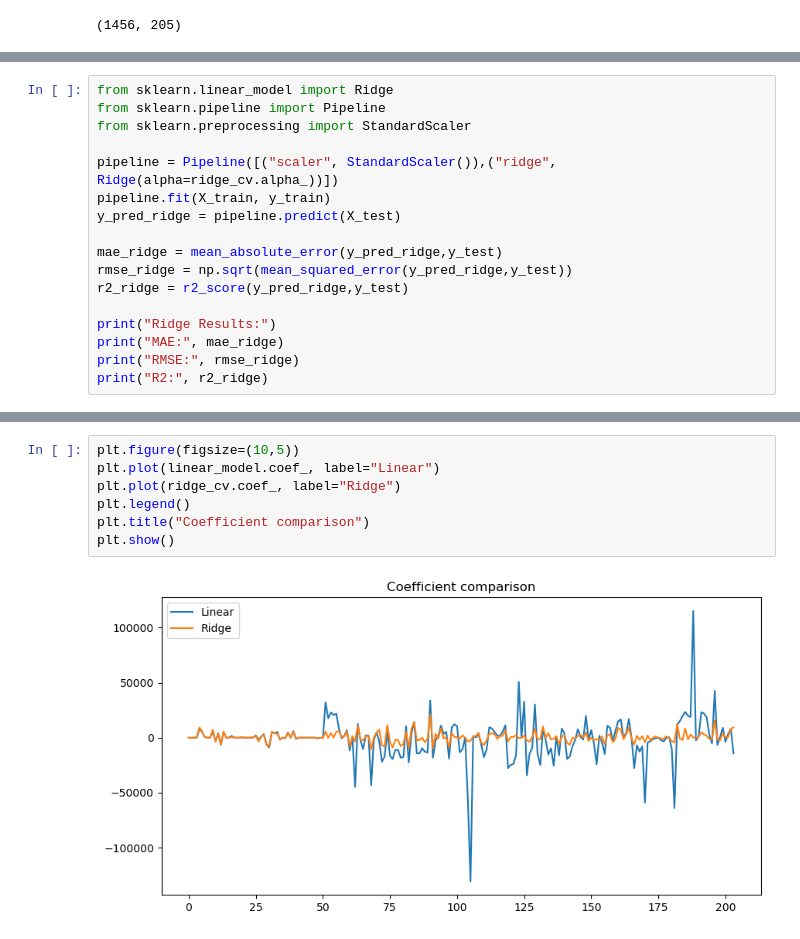
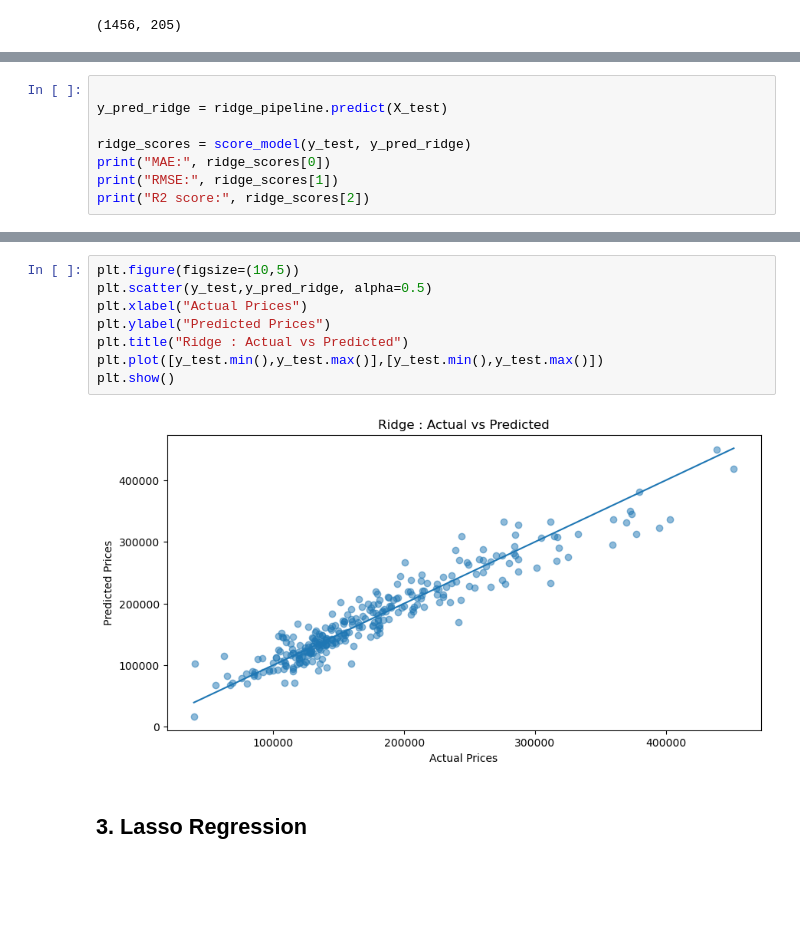
Before and after one commit to imran001046/house-price-prediction-ml, a Jupyter notebook: notebooks/03_modeling.ipynb, the cells around one changed output, grey strips where cells are left out. Drawn from its saved outputs; the diff is of its cells as text; blank space fills up the shorter version.

```diff
--- a/notebooks/03_modeling.ipynb
+++ b/notebooks/03_modeling.ipynb
@@ -101,18 +113,9 @@ Best alpha: 10.0
 # %%
-from sklearn.linear_model import Ridge
-from sklearn.pipeline import Pipeline
-from sklearn.preprocessing import StandardScaler
 
-pipeline = Pipeline([("scaler", StandardScaler()),("ridge", Ridge(alpha=ridge_cv.alpha_))])
-pipeline.fit(X_train, y_train)
-y_pred_ridge = pipeline.predict(X_test)
+y_pred_ridge = ridge_pipeline.predict(X_test)
 
-mae_ridge = mean_absolute_error(y_pred_ridge,y_test)
-rmse_ridge = np.sqrt(mean_squared_error(y_pred_ridge,y_test))
-r2_ridge = r2_score(y_pred_ridge,y_test)
-
-print("Ridge Results:")
-print("MAE:", mae_ridge)
-print("RMSE:", rmse_ridge)
-print("R2:", r2_ridge)
+ridge_scores = score_model(y_test, y_pred_ridge)
+print("MAE:", ridge_scores[0])
+print("RMSE:", ridge_scores[1])
+print("R2 score:", ridge_scores[2])
 # %% [output]
@@ -137,9 +125,12 @@ results
-# %%
-plt.figure(figsize=(10,5))
-plt.plot(linear_model.coef_, label="Linear")
-plt.plot(ridge_cv.coef_, label="Ridge")
-plt.legend()
-plt.title("Coefficient comparison")
-plt.show()
-# %% [output]
-[figure, removed]
+# %%
+plt.figure(figsize=(10,5))
+plt.scatter(y_test,y_pred_ridge, alpha=0.5)
+plt.xlabel("Actual Prices")
+plt.ylabel("Predicted Prices")
+plt.title("Ridge : Actual vs Predicted")
+plt.plot([y_test.min(),y_test.max()],[y_test.min(),y_test.max()])
+plt.show()
+# %% [output]
+[figure, added]
+# %% [markdown]
+## 3. Lasso Regression
```
Also changed, not shown: parts of 25 cells of this notebook.
